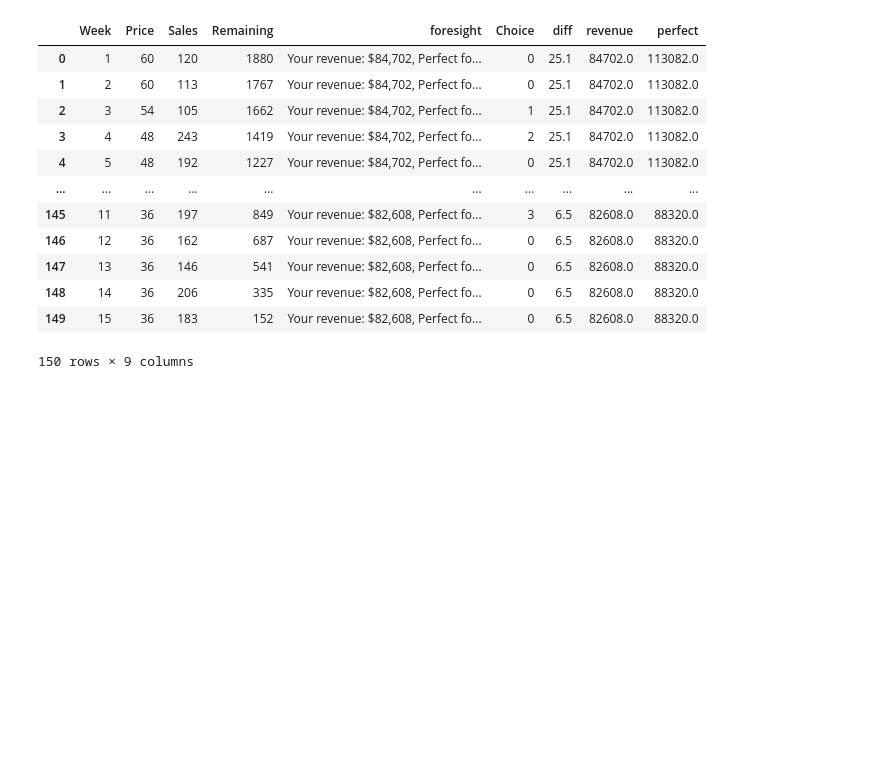
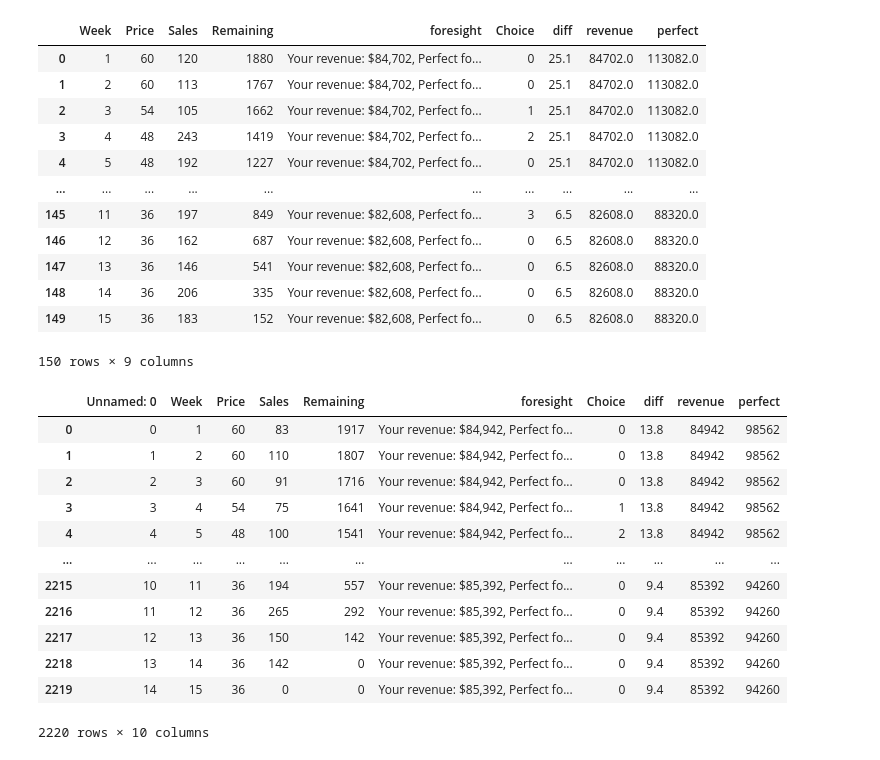
Before and after one commit to RScicomp/XRM2b3, a Jupyter notebook: ScrapeGame2.0.ipynb, the cells around one changed output. Drawn from its saved outputs; the diff is of its cells as text; code cells hidden in the pictures; blank space fills up the shorter version.

```diff
--- a/ScrapeGame2.0.ipynb
+++ b/ScrapeGame2.0.ipynb
@@ -218,3 +275,21 @@ all_data
 150 rows × 9 columns
 # %%
 pd.concat(all_data).to_csv("games.csv")
+# %%
+games=pd.read_csv("games.csv")
+# %%
+games
+# %% [output]
+|  | Unnamed: 0 | Week | Price | Sales | Remaining | foresight | Choice | diff | revenue | perfect |
+| 0 | 0 | 1 | 60 | 83 | 1917 | Your revenue: $84,942, Perfect fo... | 0 | 13.8 | 84942 | 98562 |
+| 1 | 1 | 2 | 60 | 110 | 1807 | Your revenue: $84,942, Perfect fo... | 0 | 13.8 | 84942 | 98562 |
+| 2 | 2 | 3 | 60 | 91 | 1716 | Your revenue: $84,942, Perfect fo... | 0 | 13.8 | 84942 | 98562 |
+| 3 | 3 | 4 | 54 | 75 | 1641 | Your revenue: $84,942, Perfect fo... | 1 | 13.8 | 84942 | 98562 |
+| 4 | 4 | 5 | 48 | 100 | 1541 | Your revenue: $84,942, Perfect fo... | 2 | 13.8 | 84942 | 98562 |
+| ... | ... | ... | ... | ... | ... | ... | ... | ... | ... | ... |
+| 2215 | 10 | 11 | 36 | 194 | 557 | Your revenue: $85,392, Perfect fo... | 0 | 9.4 | 85392 | 94260 |
+| 2216 | 11 | 12 | 36 | 265 | 292 | Your revenue: $85,392, Perfect fo... | 0 | 9.4 | 85392 | 94260 |
+| 2217 | 12 | 13 | 36 | 150 | 142 | Your revenue: $85,392, Perfect fo... | 0 | 9.4 | 85392 | 94260 |
+| 2218 | 13 | 14 | 36 | 142 | 0 | Your revenue: $85,392, Perfect fo... | 0 | 9.4 | 85392 | 94260 |
+| 2219 | 14 | 15 | 36 | 0 | 0 | Your revenue: $85,392, Perfect fo... | 0 | 9.4 | 85392 | 94260 |
+2220 rows × 10 columns
```
Also changed, not shown: parts of 10 cells of this notebook, 3 other files.
